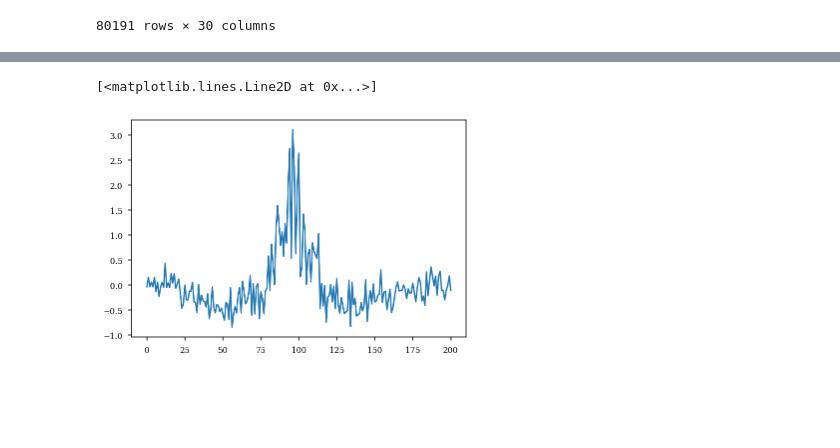
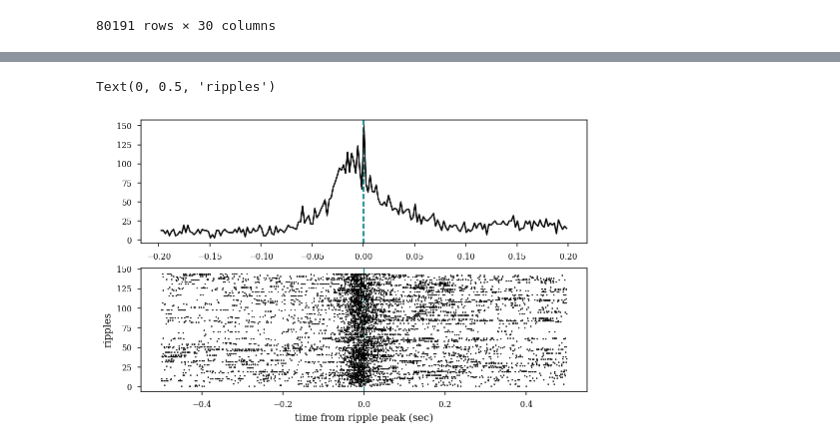
Before and after one commit to ryanharvey1/ripple_heterogeneity, a Jupyter notebook: scripts/replay/replay_pop_psth.ipynb, the cells around one changed output, grey strips where cells are left out. Cells and saved outputs as stored; diff of their text form; code cells hidden in the pictures; blank space fills up the shorter version.

```diff
--- a/scripts/replay/replay_pop_psth.ipynb
+++ b/scripts/replay/replay_pop_psth.ipynb
@@ -49,0 +54,35 @@ df
+# %%
+def get_raster_points(spikes,peak_time):
+    '''
+    create raster centered over each ripple with a 1 second window
+    '''
+    x = []
+    y = []
+    for i,r in enumerate(peak_time):
+        idx = (spikes> r - .5) & (spikes < r + .5)
+        cur_spks = spikes[idx]
+        if any(cur_spks):
+            x.append(cur_spks - r)
+            y.append(np.ones_like(cur_spks)+i)
+    x = list(itertools.chain(*x))
+    y = list(itertools.chain(*y))
+    return x, y
+
+x,y = get_raster_points(st_deep.data, ripple_peaks)
+
+# x,y = get_raster_points(st_deep.data, ripple_peakss)
+h0_counts, bin_edges = np.histogram(x, bins=np.arange(-0.2,0.2,0.002))
+fr = h0_counts / (len(np.unique(y))*0.005)
+
+fig,ax = plt.subplots(2,1,figsize=(8,5))
+ax[1].plot(x,y,'.k',markersize=3)
+ax[0].plot(bin_edges[:-1]+0.005/2,fr,color='k')
+ax[0].axvline(0,zorder=-1000,linestyle="--",color='teal')
+ax[1].axvline(0,zorder=-1000,linestyle="--",color='teal')
+ax[1].set_xlabel('time from ripple peak (sec)')
+ax[1].set_ylabel('ripples')
+
+# ax[0].set_ylabel('n dentate spikes (D2)')
+# %% [output]
+Text(0, 0.5, 'ripples')
+[figure, added]
@@ -163,7 +200,4 @@ def cch_convolve(cch, width, hollow_fraction, kerntype):
 # %%
-ccg = cch_convolve(psth_deep_rip.iloc[:,0].values, 25, .6, 'gaussian')
-plt.plot(psth_deep_rip.iloc[:,0].values - ccg)
+# ccg = cch_convolve(psth_deep_rip.iloc[:,0].values, 25, .6, 'gaussian')
+# plt.plot(psth_deep_rip.iloc[:,0].values - ccg)
-# %% [output]
-[<matplotlib.lines.Line2D at 0x...>]
-[figure, removed]
 # %%
```
Also changed, not shown: parts of 10 cells of this notebook.
